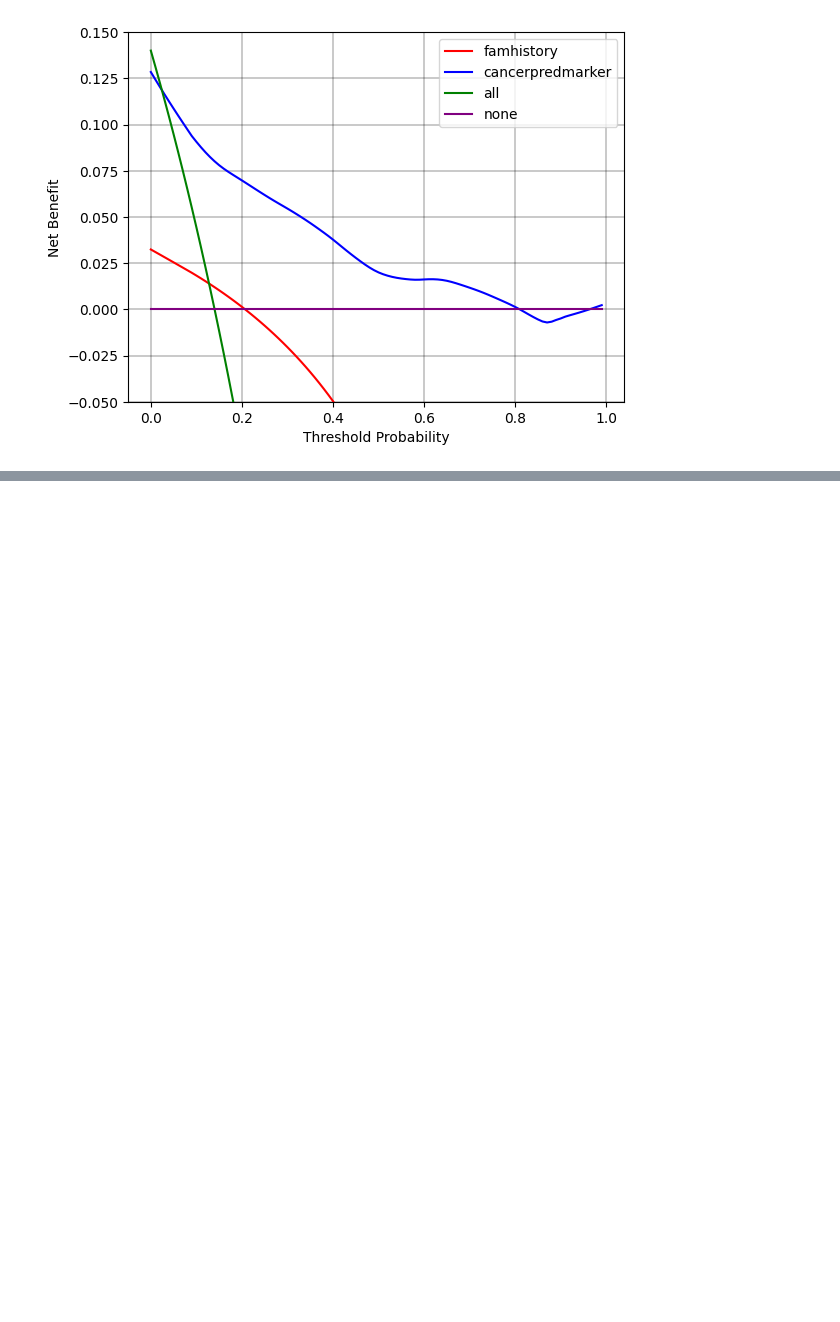
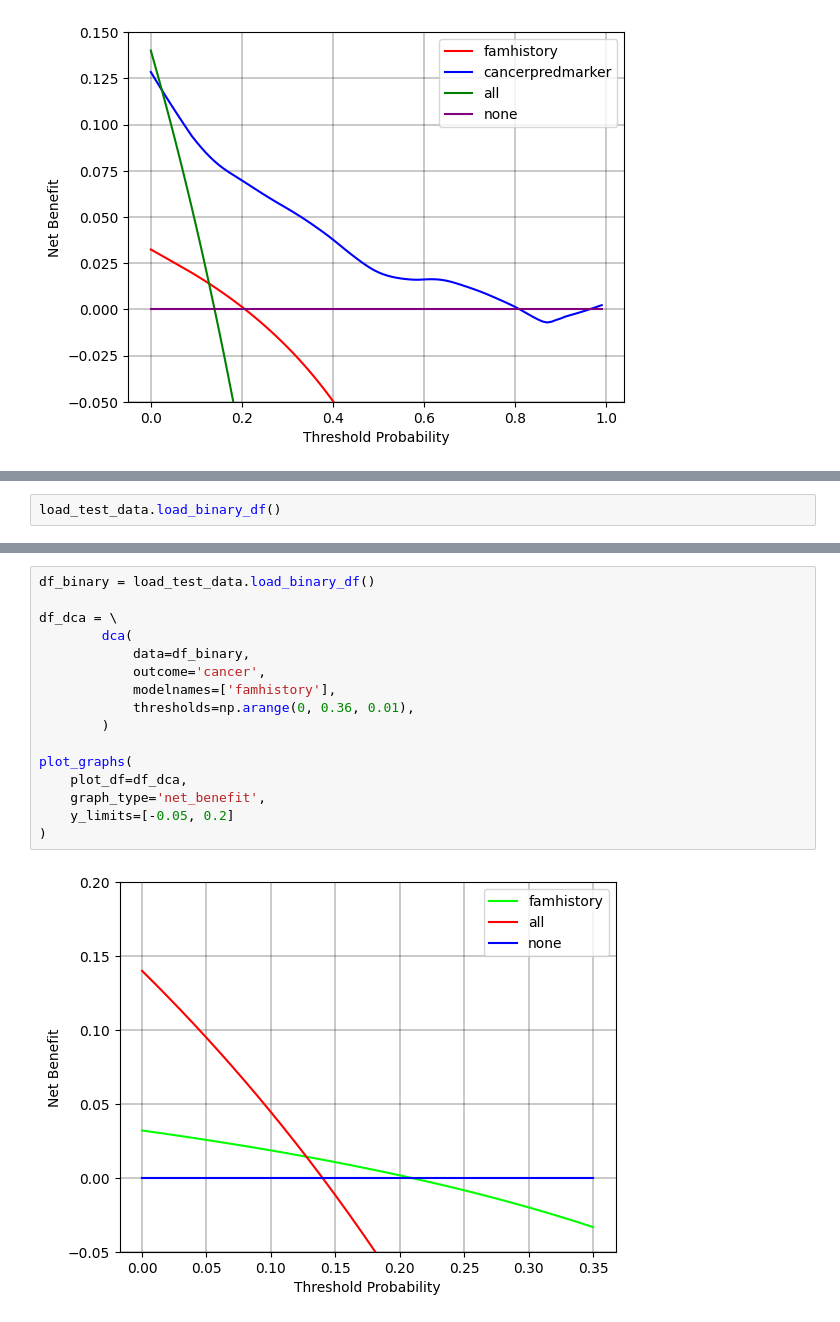
Before and after one commit to MSKCC-Epi-Bio/dcurves, a Jupyter notebook: jupyter_notebooks/plot_smoothing.ipynb, the cells around one changed output, grey strips where cells are left out. Cells and saved outputs as stored; diff of their text form; blank space fills up the shorter version.

```diff
--- a/jupyter_notebooks/plot_smoothing.ipynb
+++ b/jupyter_notebooks/plot_smoothing.ipynb
@@ -227,0 +233,2 @@ plot_graphs(plot_df=df_bin_dca, graph_type='net_benefit', color_names=['red', 'b
+# %%
+load_test_data.load_binary_df()
@@ -227,0 +249,18 @@ plot_graphs(plot_df=df_bin_dca, graph_type='net_benefit', color_names=['red', 'b
+# %%
+df_binary = load_test_data.load_binary_df()
+
+df_dca = \
+        dca(
+            data=df_binary,
+            outcome='cancer',
+            modelnames=['famhistory'],
+            thresholds=np.arange(0, 0.36, 0.01),
+        )
+
+plot_graphs(
+    plot_df=df_dca,
+    graph_type='net_benefit',
+    y_limits=[-0.05, 0.2]
+)
+# %% [output]
+[figure, added]
```
Also changed, not shown: parts of 3 cells of this notebook, 6 other files.
